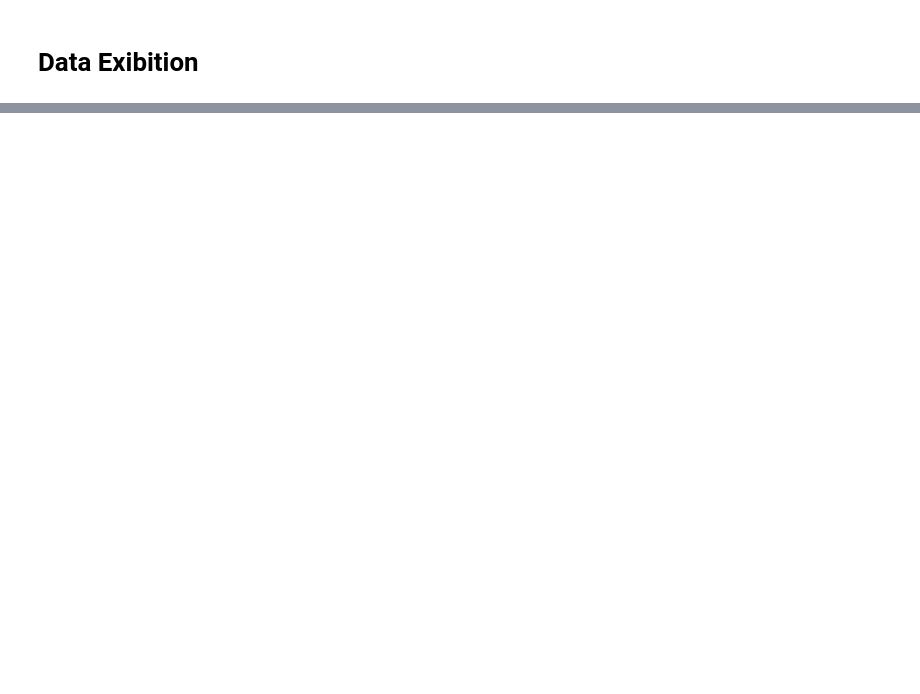
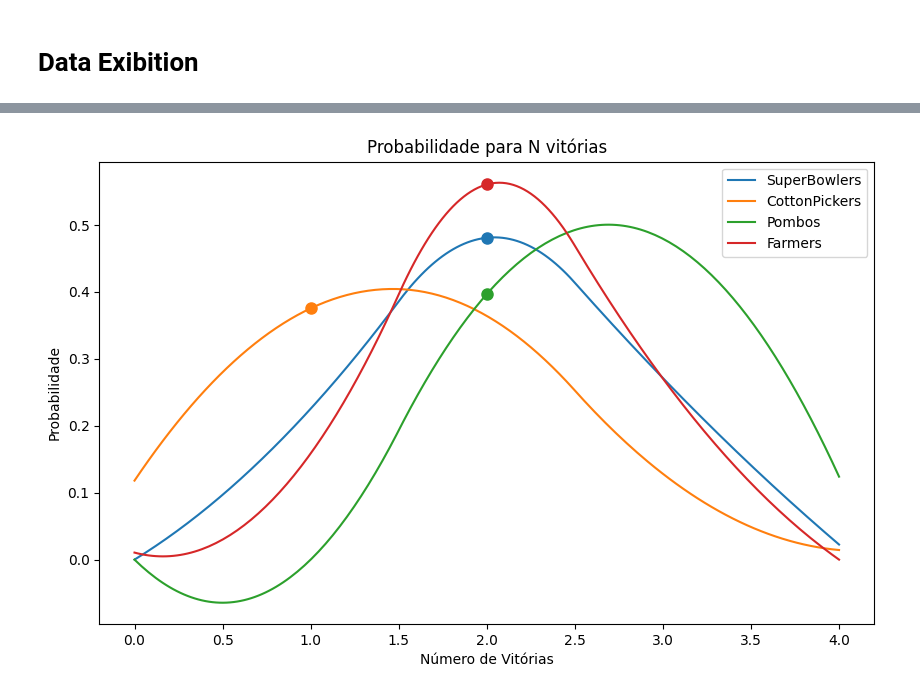
Before and after one commit to Artlima1/lfl, a Jupyter notebook: FantasyLeague.ipynb, the cells around one changed output, grey strips where cells are left out. Cells and saved outputs as stored; diff of their text form; code cells hidden in the pictures; blank space fills up the shorter version.

```diff
--- a/FantasyLeague.ipynb
+++ b/FantasyLeague.ipynb
@@ -196,42 +195,45 @@ df_league.transpose()
 # %%
-# Define the team names in an array
-team_names = ["Breda SuperBowlers", "Chattanooga CottonPickers", "Utah Pombos", "Stalingrad Farmers"]
-
-# Transpose the DataFrame and create original x values based on the length of the data array for the first team
-df = df_league.transpose()
-x_original = np.arange(len(df[df["team_name"] == team_names[0]]["prob_by_n_wins"].values[0]))
-
-# Create a smooth x range for interpolation
-x_smooth = np.linspace(x_original.min(), x_original.max(), 200)  # 200 points for smoothness
+# Define the team names to display (use short names or full names)
+team_names = ["SuperBowlers", "CottonPickers", "Pombos", "Farmers"]
 
 # Plot setup
-plt.figure(figsize=(10, 6))  # Optional: Adjust figure size
+plt.figure(figsize=(10, 6))
 
-# Iterate over each team, interpolate, plot, and add a circle marker at the "wins" point
-for team in team_names:
-    # Get the probability data and number of wins for the team
-    data = df[df["team_name"] == team]["prob_by_n_wins"].values[0]
-    wins = df[df["team_name"] == team]["wins"].values[0]
-    print(team)
-    print(data)
+# Iterate over each specified team
+for short_name in team_names:
+    # Get roster_id for this team
+    team_data = teams_df[teams_df['short_name'] == short_name]
+    if team_data.empty:
+        continue
 
-    # Create a cubic spline interpolation for the team data
+    roster_id = team_data['roster_id'].values[0]
+    wins = team_data['wins'].values[0]
+
+    # Get probability data for this team
+    team_prob = prob_df[prob_df['roster_id'] == roster_id].sort_values('n_wins')
+    x_original = team_prob['n_wins'].values
+    data = team_prob['prob'].values
+
+    # Create a smooth x range for interpolation
+    x_smooth = np.linspace(x_original.min(), x_original.max(), 200)
+
+    # Create a cubic spline interpolation
     spline = make_interp_spline(x_original, data, k=2)
     y_smooth = spline(x_smooth)
 
-    # Plot the smoothed curve for the team
-    line, = plt.plot(x_smooth, y_smooth, label=team)  # Store the line to get its color
+    # Plot the smoothed curve
+    line, = plt.plot(x_smooth, y_smooth, label=short_name)
 
-    # Calculate y value for the "wins" x position using the spline
+    # Add a circle marker at the actual wins position
     y_wins = spline(wins)
-
-    # Add a circle marker at the "wins" position on the curve
     plt.plot(wins, y_wins, 'o', color=line.get_color(), markersize=8)
 
 # Final plot adjustments
 plt.title("Probabilidade para N vitórias")
 plt.xlabel("Número de Vitórias")
 plt.ylabel("Probabilidade")
 plt.legend()
 plt.show()
+# %% [output]
+[figure, added]
 # %%
```
Also changed, not shown: parts of 27 cells of this notebook.
